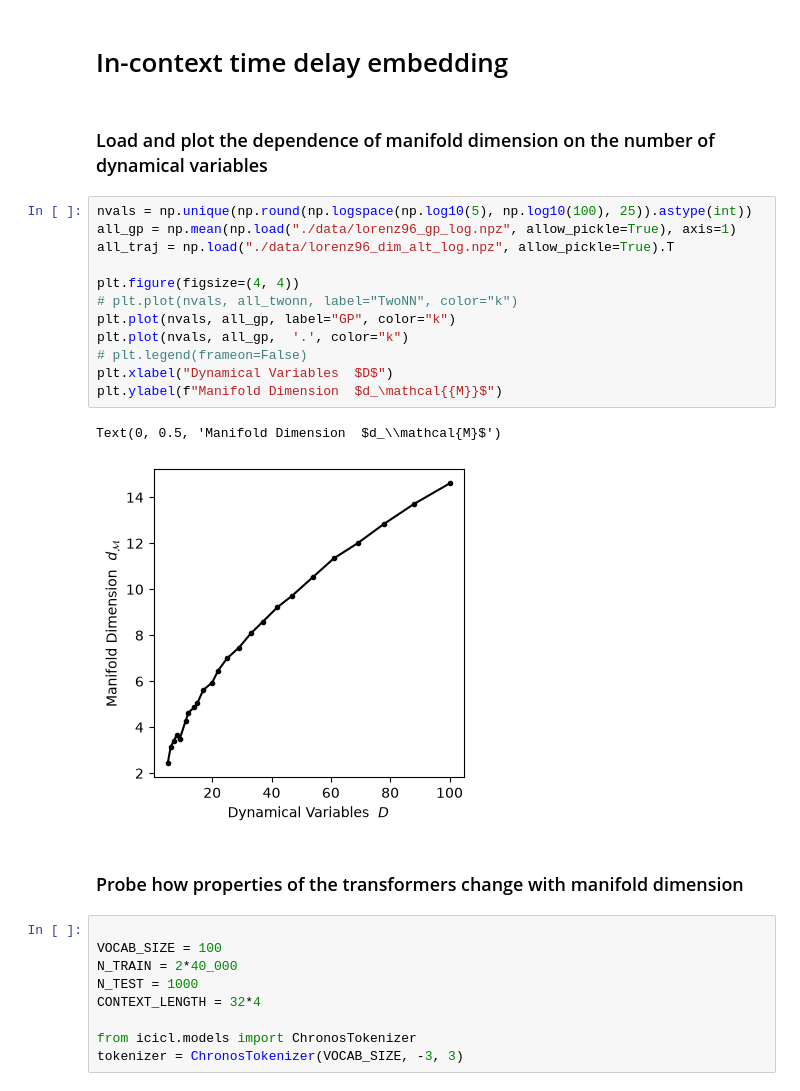
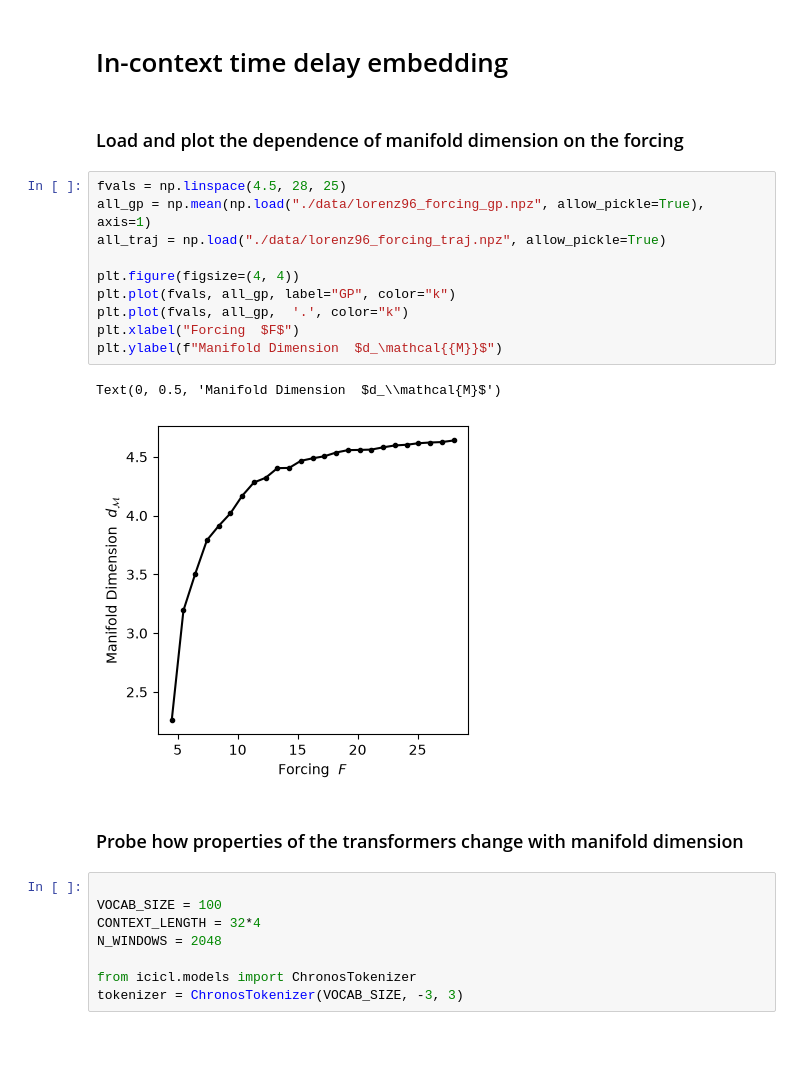
Before and after one commit to williamgilpin/icicl, a Jupyter notebook: measure_embedding_dimension.ipynb, the cells around one changed output. Saved outputs shown, nothing was run; the diff lists cells and outputs as text; blank space fills up the shorter version.

Commit message:
update dimension estimators

```diff
--- a/measure_embedding_dimension.ipynb
+++ b/measure_embedding_dimension.ipynb
@@ -10,30 +10,27 @@ import matplotlib.pyplot as plt
 # %% [markdown]
 # In-context time delay embedding
 # %% [markdown]
-### Load and plot the dependence of manifold dimension on the number of dynamical variables
+### Load and plot the dependence of manifold dimension on the forcing
 # %%
-nvals = np.unique(np.round(np.logspace(np.log10(5), np.log10(100), 25)).astype(int))
-all_gp = np.mean(np.load("./data/lorenz96_gp_log.npz", allow_pickle=True), axis=1)
-all_traj = np.load("./data/lorenz96_dim_alt_log.npz", allow_pickle=True).T
+fvals = np.linspace(4.5, 28, 25)
+all_gp = np.mean(np.load("./data/lorenz96_forcing_gp.npz", allow_pickle=True), axis=1)
+all_traj = np.load("./data/lorenz96_forcing_traj.npz", allow_pickle=True)
 
 plt.figure(figsize=(4, 4))
-# plt.plot(nvals, all_twonn, label="TwoNN", color="k")
-plt.plot(nvals, all_gp, label="GP", color="k")
-plt.plot(nvals, all_gp,  '.', color="k")
-# plt.legend(frameon=False)
-plt.xlabel("Dynamical Variables  $D$")
+plt.plot(fvals, all_gp, label="GP", color="k")
+plt.plot(fvals, all_gp,  '.', color="k")
+plt.xlabel("Forcing  $F$")
 plt.ylabel(f"Manifold Dimension  $d_\mathcal{{M}}$")
 # %% [output]
 Text(0, 0.5, 'Manifold Dimension  $d_\\mathcal{M}$')
-[figure, old version]
+[figure, new version]
 # %% [markdown]
 ### Probe how properties of the transformers change with manifold dimension
 # %%
 
 VOCAB_SIZE = 100
-N_TRAIN = 2*40_000
-N_TEST = 1000
 CONTEXT_LENGTH = 32*4
+N_WINDOWS = 2048
 
 from icicl.models import ChronosTokenizer
 tokenizer = ChronosTokenizer(VOCAB_SIZE, -3, 3)
```
Also changed, not shown: parts of 3 cells of this notebook, 2 other files.
